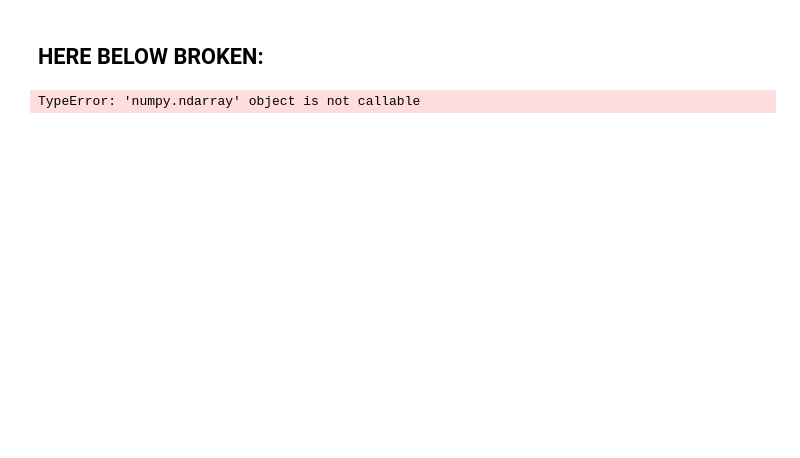
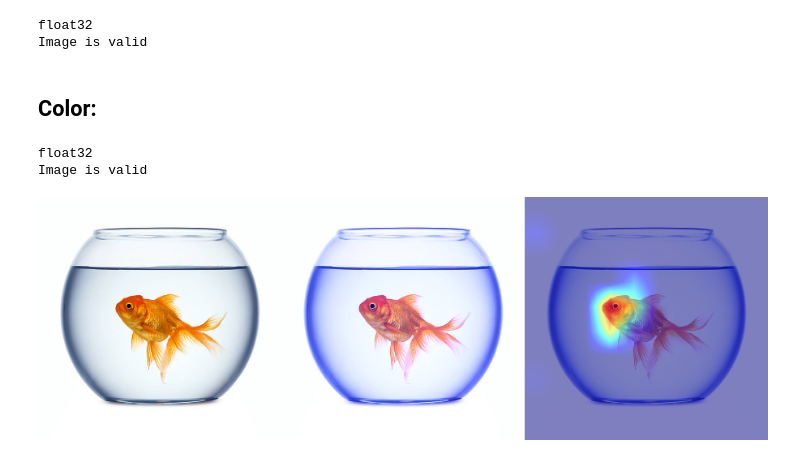
Before and after one commit to liviamurrayy/552_ALproj, a Jupyter notebook: gradCAM.ipynb, the cells around one changed output. Cells and saved outputs as stored; diff of their text form; code cells hidden in the pictures; blank space fills up the shorter version.

```diff
--- a/gradCAM.ipynb
+++ b/gradCAM.ipynb
@@ -88,2 +206,0 @@ PIL.Image.fromarray(images)
-# %% [markdown]
-## HERE BELOW BROKEN:
@@ -108,16 +207,42 @@ blurr_img[y:y+h, x:x+w] = blurred_roi
+# %%
+check_img(img_gauss)
+# %% [output]
+float32
+Image is valid
+# %% [markdown]
+## Color:
+# %%
+cam = GradCAM(model=model, target_layers=target_layers) # use GradCamPlusPlus class
+
+# # Split the image into its RGB channels
+b, g, r = cv2.split(img)
+
+# Decrease intensity of the red channel
+r = cv2.add(r, 0.4)  # Add 1 to the red channel values
+
+# Clip pixel values to ensure they stay within the range [0, 255]
+r = np.clip(r, 0, 1)
+
+# Merge the channels back together
+img_color = cv2.merge((b, g, r))
+# %%
+check_img(img_color)
+# %% [output]
+float32
+Image is valid
 # %%
-input_tensor2 = preprocess_image(blurr_img)
+input_tensor4 = preprocess_image(img_color)
 
 # generate CAM
 grayscale_cams = cam(input_tensor=input_tensor2, targets=targets)
-cam_image = show_cam_on_image(blurr_img, grayscale_cams[0, :], use_rgb=True)
 
+cam_image = show_cam_on_image(img_color, grayscale_cams[0, :], use_rgb=True)
 cam = np.uint8(255*grayscale_cams[0, :])
 
 cam = cv2.merge([cam, cam, cam])
-# %% [output]
-TypeError: 'numpy.ndarray' object is not callable
 # %%
 # display the original image & the associated CAM
-images = np.hstack((np.uint8(255*blurr_img), cam_image))
+images = np.hstack((np.uint8(255*img_show), np.uint8(255*img_color), cam_image))
 PIL.Image.fromarray(images)
+# %% [output]
+[figure, added]
```
Also changed, not shown: parts of 21 cells of this notebook, 1 other file.
